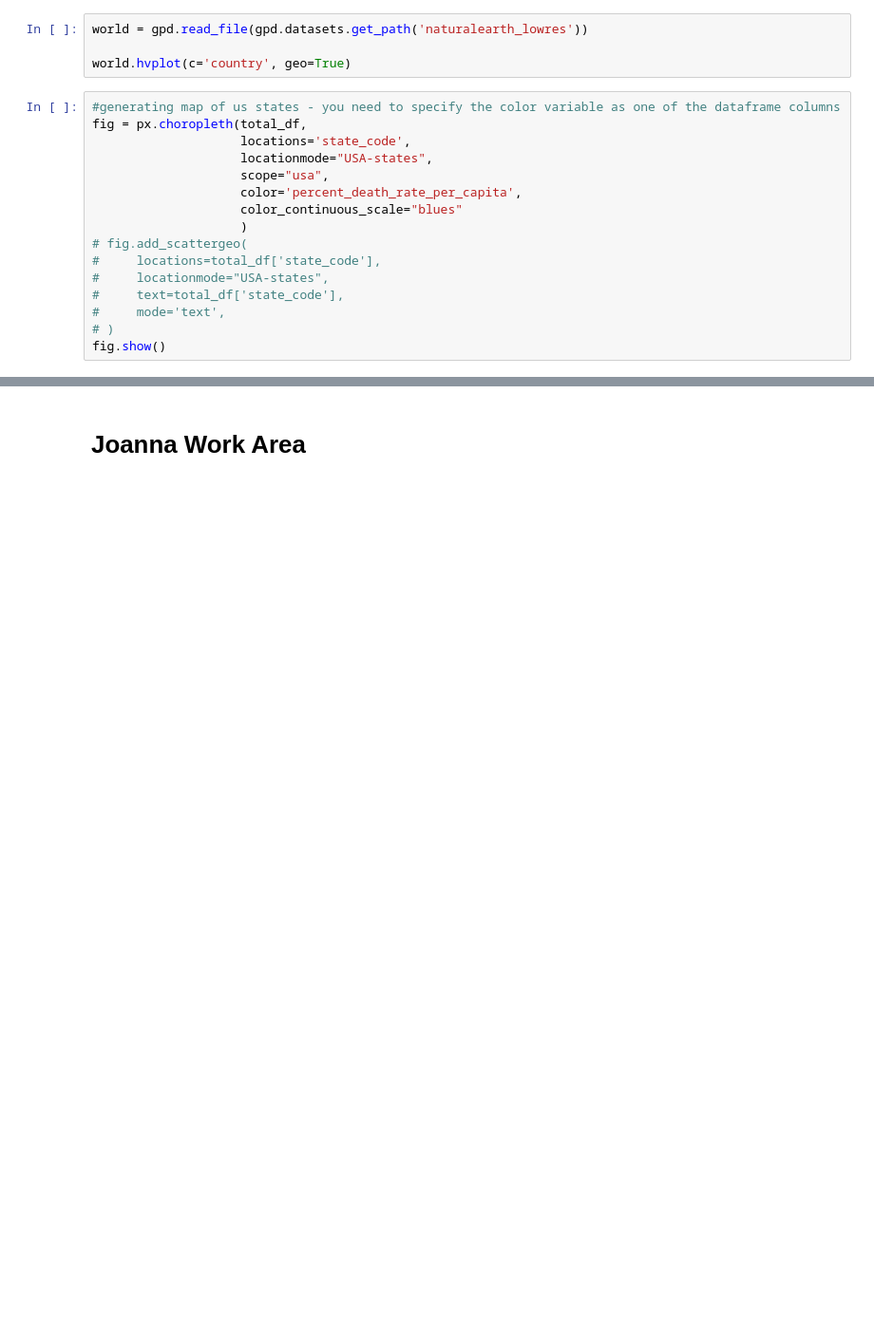
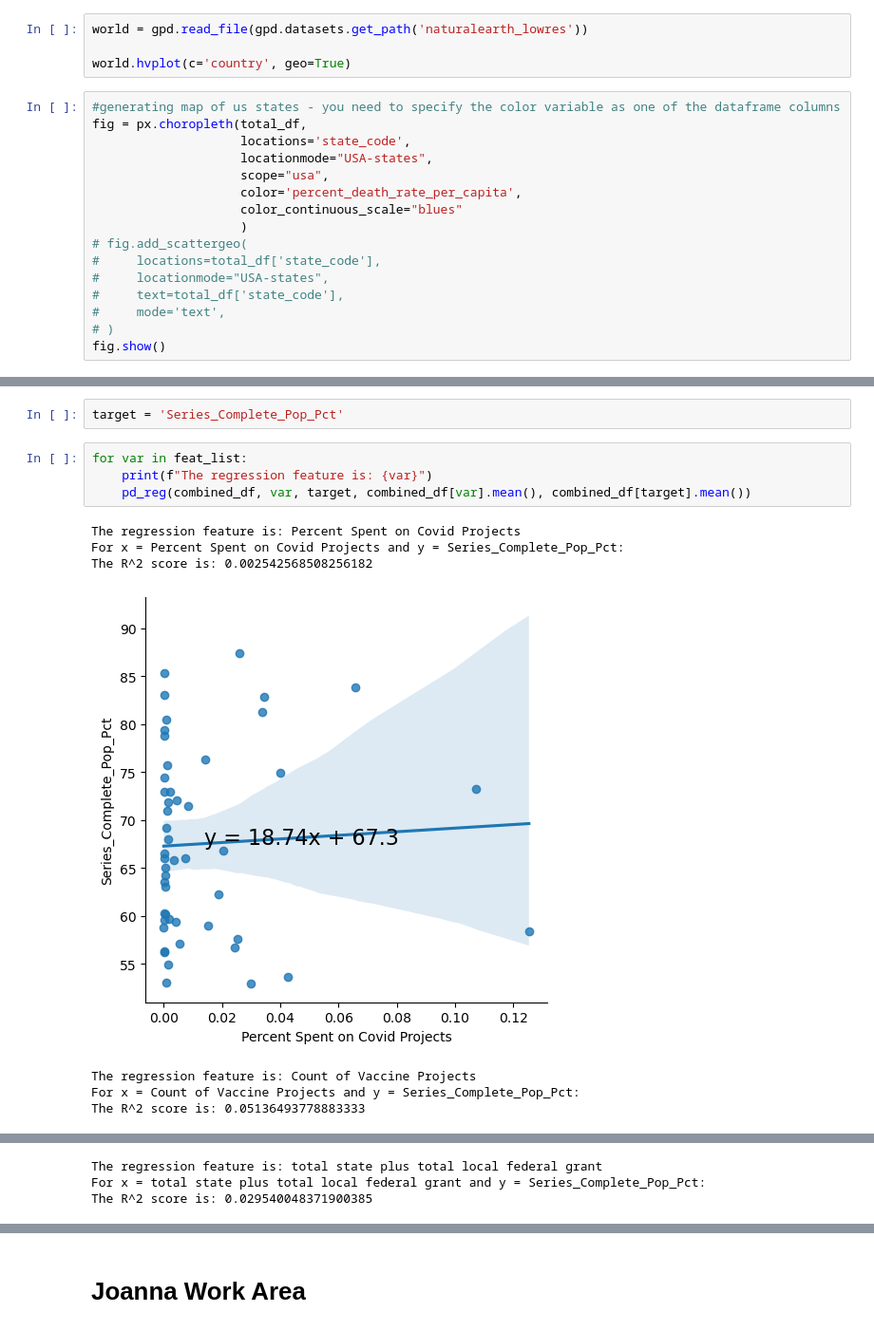
Before and after one commit to Evdawg/Project_1_Covid_Data, a Jupyter notebook: Project_1_covid.ipynb, the cells around one changed output, grey strips where cells are left out. Shown at 95% size. Cells and saved outputs as stored; diff of their text form; blank space fills up the shorter version.

```diff
--- a/Project_1_covid.ipynb
+++ b/Project_1_covid.ipynb
@@ -674,0 +752,14 @@ fig.show()
+# %%
+target = 'Series_Complete_Pop_Pct'
+# %%
+for var in feat_list:
+    print(f"The regression feature is: {var}")
+    pd_reg(combined_df, var, target, combined_df[var].mean(), combined_df[target].mean())
+# %% [output]
+The regression feature is: Percent Spent on Covid Projects
+For x = Percent Spent on Covid Projects and y = Series_Complete_Pop_Pct:
+The R^2 score is: 0.002542568508256182
+[figure, added]
+The regression feature is: Count of Vaccine Projects
+For x = Count of Vaccine Projects and y = Series_Complete_Pop_Pct:
+The R^2 score is: 0.05136493778883333
@@ -674,0 +767,3 @@ fig.show()
+The regression feature is: total state plus total local federal grant
+For x = total state plus total local federal grant and y = Series_Complete_Pop_Pct:
+The R^2 score is: 0.029540048371900385
```
Also changed, not shown: parts of 33 cells of this notebook.
